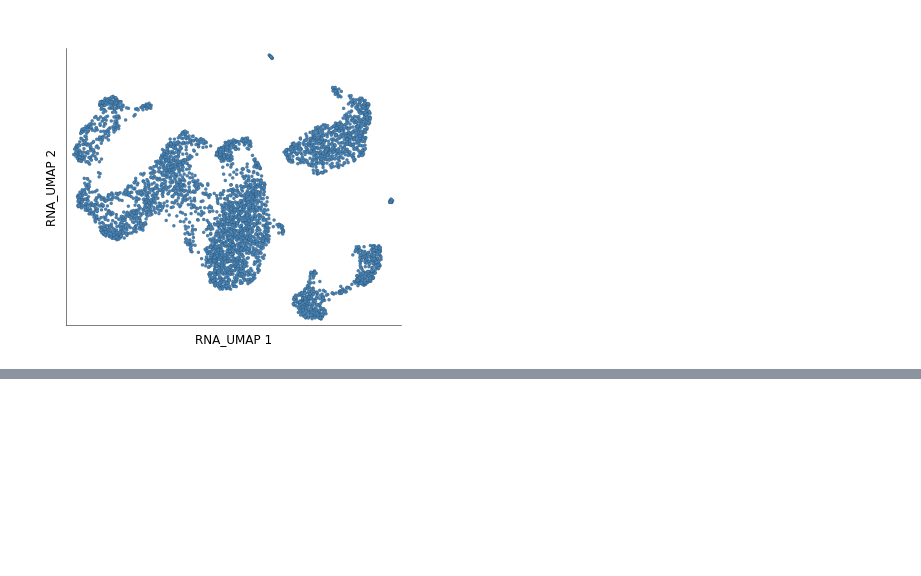
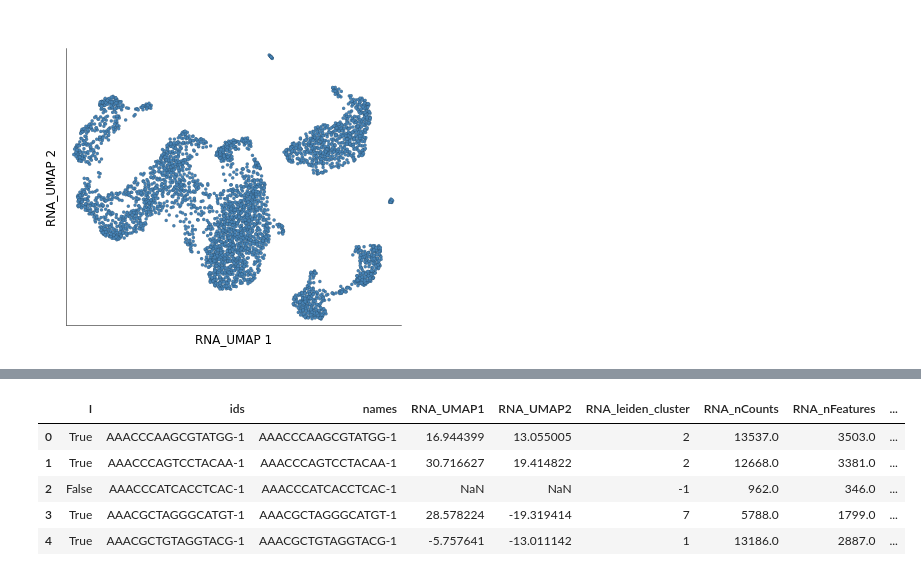
Before and after one commit to mujtababarsi/Scarf-workflow-PBMC, a Jupyter notebook: Scarf scRna-seq Analysis.ipynb, the cells around one changed output, grey strips where cells are left out. Saved outputs shown, nothing was run; the diff lists cells and outputs as text; code cells hidden in the pictures; blank space fills up the shorter version.

```diff
--- a/Scarf scRna-seq Analysis.ipynb
+++ b/Scarf scRna-seq Analysis.ipynb
@@ -201,0 +210,3 @@ ds.run_leiden_clustering(resolution=0.5)
+# %%
+ds.cells.head()
+# %% [output]
@@ -201,0 +214,6 @@ ds.run_leiden_clustering(resolution=0.5)
+|  | I | ids | names | RNA_UMAP1 | RNA_UMAP2 | RNA_leiden_cluster | RNA_nCounts | RNA_nFeatures | ... |
+| 0 | True | AAACCCAAGCGTATGG-1 | AAACCCAAGCGTATGG-1 | 16.944399 | 13.055005 | 2 | 13537.0 | 3503.0 | ... |
+| 1 | True | AAACCCAGTCCTACAA-1 | AAACCCAGTCCTACAA-1 | 30.716627 | 19.414822 | 2 | 12668.0 | 3381.0 | ... |
+| 2 | False | AAACCCATCACCTCAC-1 | AAACCCATCACCTCAC-1 | NaN | NaN | -1 | 962.0 | 346.0 | ... |
+| 3 | True | AAACGCTAGGGCATGT-1 | AAACGCTAGGGCATGT-1 | 28.578224 | -19.319414 | 7 | 5788.0 | 1799.0 | ... |
+| 4 | True | AAACGCTGTAGGTACG-1 | AAACGCTGTAGGTACG-1 | -5.757641 | -13.011142 | 1 | 13186.0 | 2887.0 | ... |
```
Also changed, not shown: parts of 10 cells of this notebook.
